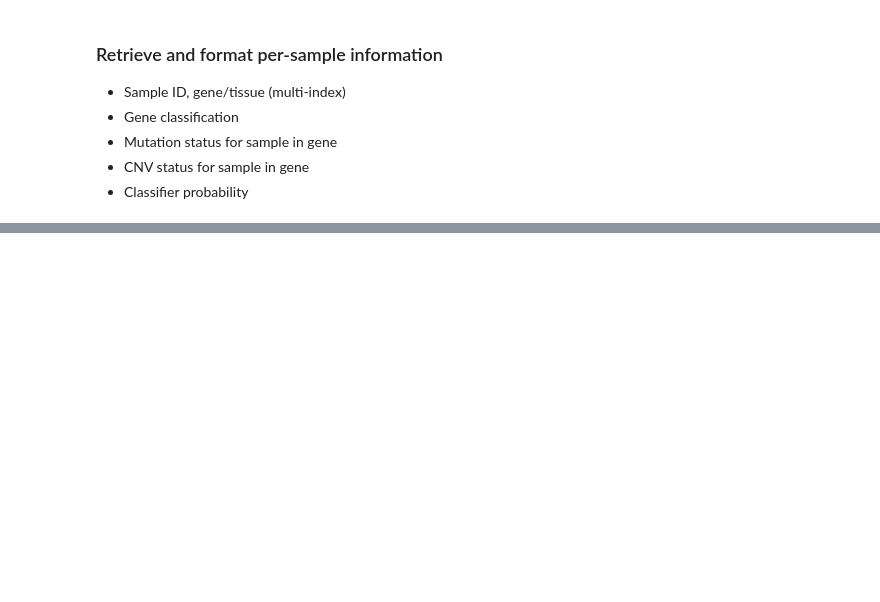
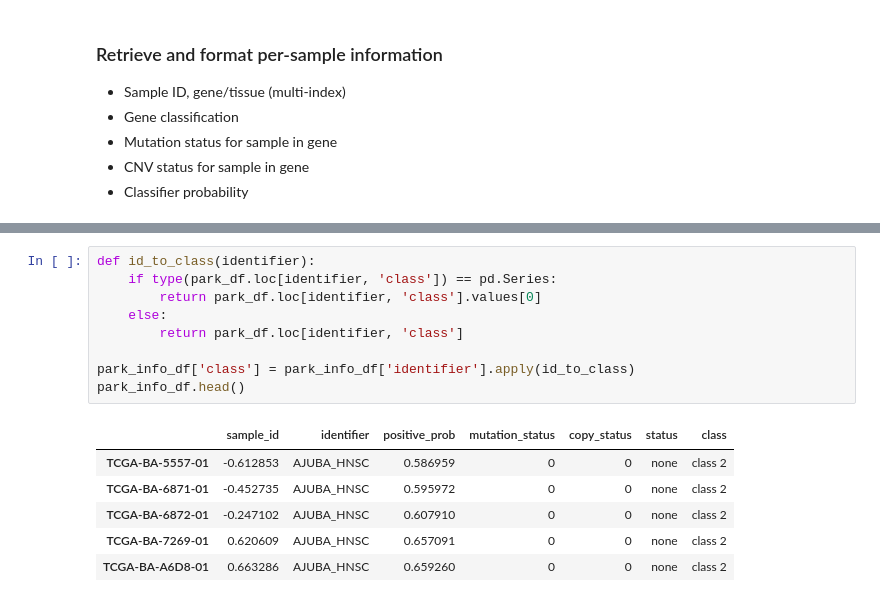
Before and after one commit to greenelab/mutation-fn, a Jupyter notebook: 3_park_analysis.ipynb, the cells around one changed output, grey strips where cells are left out. Cells and saved outputs as stored; diff of their text form; blank space fills up the shorter version.

```diff
--- a/3_park_analysis.ipynb
+++ b/3_park_analysis.ipynb
@@ -244,0 +266,16 @@ plt.xticks(np.arange(3),
+# %%
+def id_to_class(identifier):
+    if type(park_df.loc[identifier, 'class']) == pd.Series:
+        return park_df.loc[identifier, 'class'].values[0]
+    else:
+        return park_df.loc[identifier, 'class']
+
+park_info_df['class'] = park_info_df['identifier'].apply(id_to_class)
+park_info_df.head()
+# %% [output]
+|  | sample_id | identifier | positive_prob | mutation_status | copy_status | status | class |
+| TCGA-BA-5557-01 | -0.612853 | AJUBA_HNSC | 0.586959 | 0 | 0 | none | class 2 |
+| TCGA-BA-6871-01 | -0.452735 | AJUBA_HNSC | 0.595972 | 0 | 0 | none | class 2 |
+| TCGA-BA-6872-01 | -0.247102 | AJUBA_HNSC | 0.607910 | 0 | 0 | none | class 2 |
+| TCGA-BA-7269-01 | 0.620609 | AJUBA_HNSC | 0.657091 | 0 | 0 | none | class 2 |
+| TCGA-BA-A6D8-01 | 0.663286 | AJUBA_HNSC | 0.659260 | 0 | 0 | none | class 2 |
```
Also changed, not shown: parts of 11 cells of this notebook, 1 other file.
